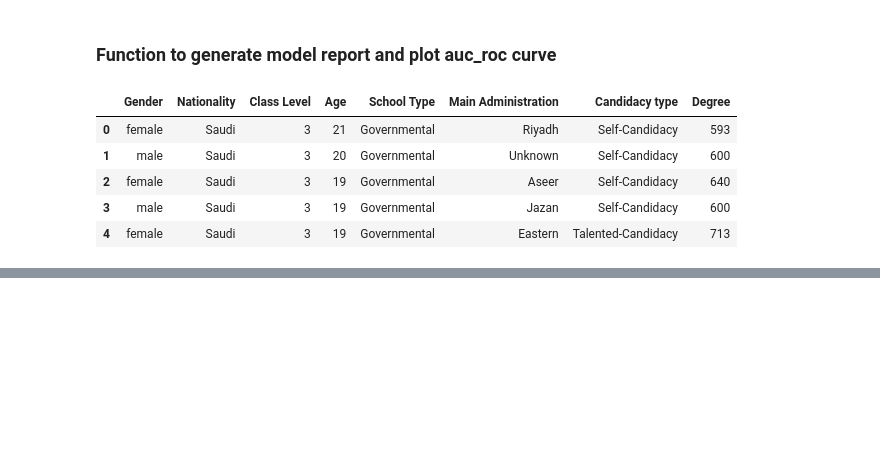
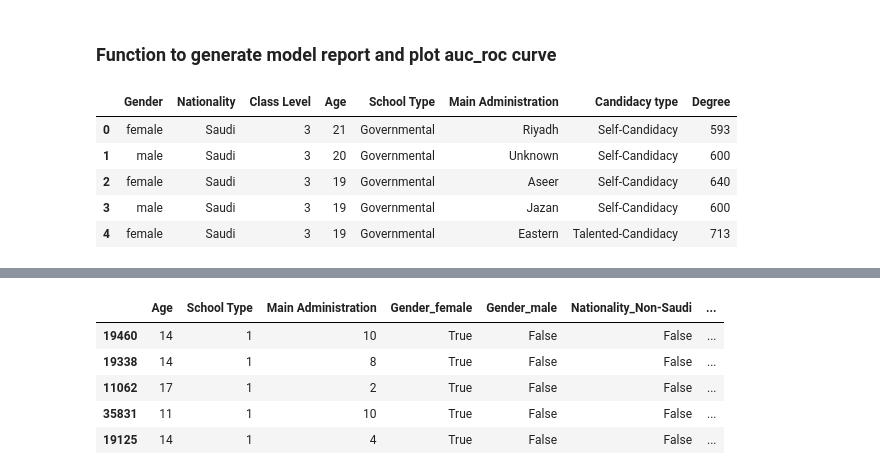
Before and after one commit to Wahaj-Raza/Cognitive-Environmental-Analysis, a Jupyter notebook: Cognitive Environmental Analysis Student Grade Prediction.ipynb, the cells around one changed output, grey strips where cells are left out. Drawn from its saved outputs; the diff is of its cells as text; code cells hidden in the pictures; blank space fills up the shorter version.

```diff
--- a/Cognitive Environmental Analysis Student Grade Prediction.ipynb
+++ b/Cognitive Environmental Analysis Student Grade Prediction.ipynb
@@ -163,0 +237,7 @@ df.head()
+# %%
+from sklearn.preprocessing import LabelEncoder
+lbe = LabelEncoder()
+df['School Type'] = lbe.fit_transform(df['School Type'])
+# %%
+df['Main Administration'].value_counts()
+df['Main Administration'] = lbe.fit_transform(df['Main Administration'])
@@ -163,0 +284,10 @@ df.head()
+# %%
+X = pd.get_dummies(X)
+X.head()
+# %% [output]
+|  | Age | School Type | Main Administration | Gender_female | Gender_male | Nationality_Non-Saudi | ... |
+| 19460 | 14 | 1 | 10 | True | False | False | ... |
+| 19338 | 14 | 1 | 8 | True | False | False | ... |
+| 11062 | 17 | 1 | 2 | True | False | False | ... |
+| 35831 | 11 | 1 | 10 | True | False | False | ... |
+| 19125 | 14 | 1 | 4 | True | False | False | ... |
```
Also changed, not shown: parts of 18 cells of this notebook, 1 other file.
